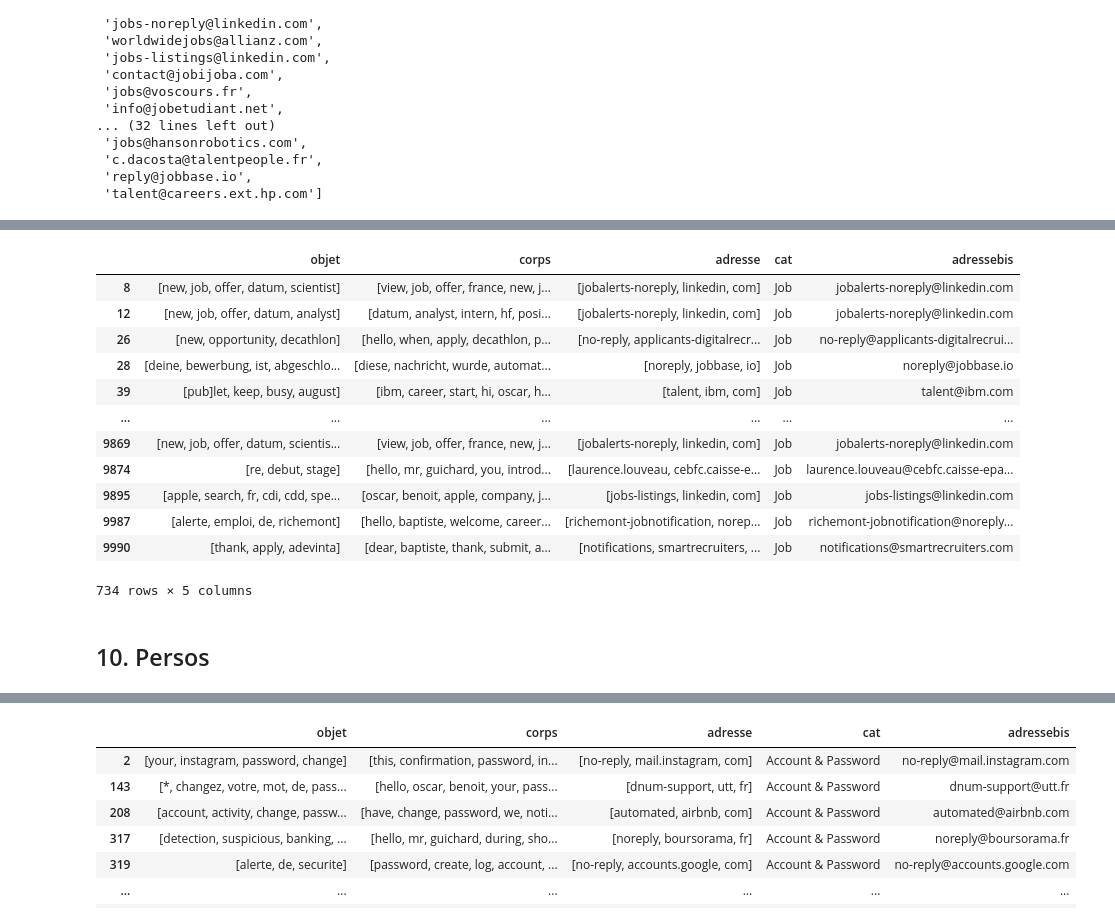
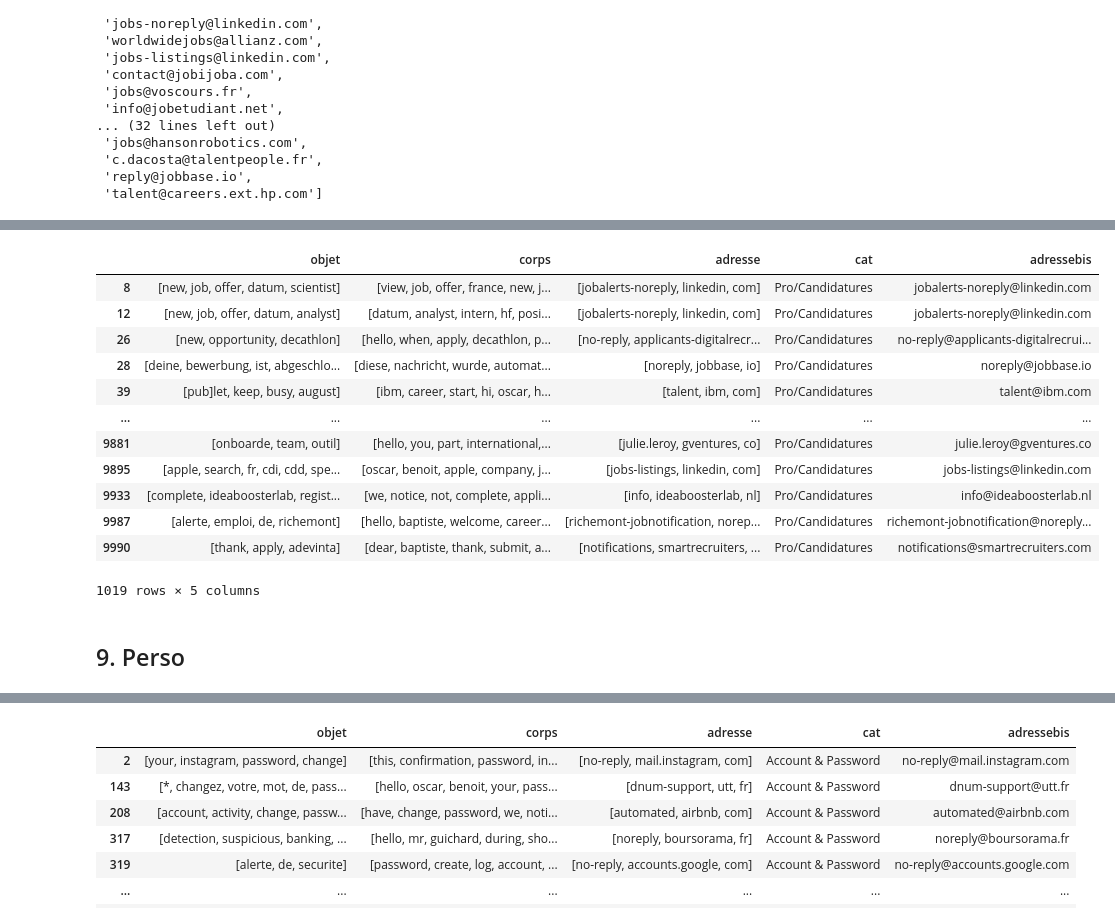
Before and after one commit to GuichardB/Email_Classification, a Jupyter notebook: labellisation.ipynb, the cells around one changed output, grey strips where cells are left out. Saved outputs shown, nothing was run; the diff lists cells and outputs as text; code cells hidden in the pictures.

```diff
--- a/labellisation.ipynb
+++ b/labellisation.ipynb
@@ -670,4 +703,18 @@ contacts = ['no-reply@applicants-digitalrecruiters.com', 'no-reply@carrieres-rol
 'safiya.mahroug@loreal.com', 'notifications@app.bamboohr.com', 'universityhiring@studentprograms.amazon.com', 'Martin.LAUBEUF@loreal.com',
 'romain.roncin@loreal.com', 'rh.webex@bdl.lu', 'David.Boulanger@stef.com', 'no-reply@dataiku.com', 'sujeevan.kandiah@chanel.com',
 'tissayme.ktoul@pretto.fr', 'kristina.kulessa@audibene.de', 'sophie.burger@ubisoft.com', 'anastasiia.sobko@dataiku.com',
-'laurence.louveau@cebfc.caisse-epargne.fr', 'mina@parenthese-paris.com', 'no-reply@hire.lever.co', 'mon-vie-via@email-businessfrance.fr']
+'laurence.louveau@cebfc.caisse-epargne.fr', 'mina@parenthese-paris.com', 'no-reply@hire.lever.co', 'mon-vie-via@email-businessfrance.fr',
+'flagauche@yahoo.fr', 'elodie@serena.vc', 'emilie@serena.vc', 'marie-noelle.haritonoff@nokia.com', 'julie.leroy@gventures.co', 'csourbe@steamulo.com',
+'rebeka.selymes@clearstream.com', 'notification@seekube.com', 'cadence@myworkday.com', 'notifications@smartrecruiters.com',
+'ag@myworkday.com', 'cc@myworkday.com','Richemont.NOREPLY@successfactors.eu', 'support@refurbme-help.freshdesk.com', 'system@successfactors.com',
+'SystemMessage@successfactors.com', 'no-reply@mongodb.com', 'rdansereau@techso.com', 'mdevaux281@headmind.com', 'noreply@inmind.fr',
+'no-reply@greenhouse.io', 'atoulme@splunk.com', 'eoic.fa.sender@workflow.mail.em2.cloud.oracle.com', 'eino.fa.sender@workflow.mail.us2.cloud.oracle.com',
+'no-reply@codingame.com', 'noreply-placement-tr@siges.qc.ca', 'hp@myworkday.com', 'hrblpnyk@bloomberg.net', 'emeline.e.jouan@renault.com',
+'research@dreem.com', 'noreply=candidates.workablemail.com@workablemail.com', 'dream@emma-sleep.com', 'florence.hug@nokia.com', 'no-reply@flexport.com',
+'ebay@myworkday.com', 'SANOFI_DO_NOT_REPLY@myworkday.com', 'no-reply@us.greenhouse-mail.io', 'system@successfactors.eu', 'veritas@myworkday.com']
+# %%
+welcome_candidates = []
+for i in data['adressebis'].unique():
+    if 'candidates.welcomekit.co' in i:
+        welcome_candidates.append(i)
+welcome_candidates
@@ -674,22 +739,26 @@ contacts = ['no-reply@applicants-digitalrecruiters.com', 'no-reply@carrieres-rol
+# %%
+masters = ['info@ideaboosterlab.nl', 'contact@villebon-charpak.fr', 'admissions@devinci.fr', 'admiss@groupe-insa.fr']
+# %%
+candidatures = contacts + masters + welcome_candidates
 # %%
-cat_with_list(data, contacts, 'Job')
-print_cat(data, 'Job')
+cat_with_list(data, candidatures, 'Pro/Candidatures')
+print_cat(data, 'Pro/Candidatures')
 # %% [output]
 |  | objet | corps | adresse | cat | adressebis |
-| 8 | [new, job, offer, datum, scientist] | [view, job, offer, france, new, j... | [jobalerts-noreply, linkedin, com] | Job | jobalerts-noreply@linkedin.com |
-| 12 | [new, job, offer, datum, analyst] | [datum, analyst, intern, hf, posi... | [jobalerts-noreply, linkedin, com] | Job | jobalerts-noreply@linkedin.com |
-| 26 | [new, opportunity, decathlon] | [hello, when, apply, decathlon, p... | [no-reply, applicants-digitalrecr... | Job | no-reply@applicants-digitalrecrui... |
-| 28 | [deine, bewerbung, ist, abgeschlo... | [diese, nachricht, wurde, automat... | [noreply, jobbase, io] | Job | noreply@jobbase.io |
-| 39 | [pub]let, keep, busy, august] | [ibm, career, start, hi, oscar, h... | [talent, ibm, com] | Job | talent@ibm.com |
+| 8 | [new, job, offer, datum, scientist] | [view, job, offer, france, new, j... | [jobalerts-noreply, linkedin, com] | Pro/Candidatures | jobalerts-noreply@linkedin.com |
+| 12 | [new, job, offer, datum, analyst] | [datum, analyst, intern, hf, posi... | [jobalerts-noreply, linkedin, com] | Pro/Candidatures | jobalerts-noreply@linkedin.com |
+| 26 | [new, opportunity, decathlon] | [hello, when, apply, decathlon, p... | [no-reply, applicants-digitalrecr... | Pro/Candidatures | no-reply@applicants-digitalrecrui... |
+| 28 | [deine, bewerbung, ist, abgeschlo... | [diese, nachricht, wurde, automat... | [noreply, jobbase, io] | Pro/Candidatures | noreply@jobbase.io |
+| 39 | [pub]let, keep, busy, august] | [ibm, career, start, hi, oscar, h... | [talent, ibm, com] | Pro/Candidatures | talent@ibm.com |
 | ... | ... | ... | ... | ... | ... |
-| 9869 | [new, job, offer, datum, scientis... | [view, job, offer, france, new, j... | [jobalerts-noreply, linkedin, com] | Job | jobalerts-noreply@linkedin.com |
-| 9874 | [re, debut, stage] | [hello, mr, guichard, you, introd... | [laurence.louveau, cebfc.caisse-e... | Job | laurence.louveau@cebfc.caisse-epa... |
-| 9895 | [apple, search, fr, cdi, cdd, spe... | [oscar, benoit, apple, company, j... | [jobs-listings, linkedin, com] | Job | jobs-listings@linkedin.com |
-| 9987 | [alerte, emploi, de, richemont] | [hello, baptiste, welcome, career... | [richemont-jobnotification, norep... | Job | richemont-jobnotification@noreply... |
-| 9990 | [thank, apply, adevinta] | [dear, baptiste, thank, submit, a... | [notifications, smartrecruiters, ... | Job | notifications@smartrecruiters.com |
+| 9881 | [onboarde, team, outil] | [hello, you, part, international,... | [julie.leroy, gventures, co] | Pro/Candidatures | julie.leroy@gventures.co |
+| 9895 | [apple, search, fr, cdi, cdd, spe... | [oscar, benoit, apple, company, j... | [jobs-listings, linkedin, com] | Pro/Candidatures | jobs-listings@linkedin.com |
+| 9933 | [complete, ideaboosterlab, regist... | [we, notice, not, complete, appli... | [info, ideaboosterlab, nl] | Pro/Candidatures | info@ideaboosterlab.nl |
+| 9987 | [alerte, emploi, de, richemont] | [hello, baptiste, welcome, career... | [richemont-jobnotification, norep... | Pro/Candidatures | richemont-jobnotification@noreply... |
+| 9990 | [thank, apply, adevinta] | [dear, baptiste, thank, submit, a... | [notifications, smartrecruiters, ... | Pro/Candidatures | notifications@smartrecruiters.com |
-734 rows × 5 columns
+1019 rows × 5 columns
-# %% [markdown]
-## 10. Persos
+# %% [markdown]
+## 9. Perso
 # %%
 print_adresses_with_no_cat(data)
 # %% [output]
```
Also changed, not shown: parts of 60 cells of this notebook, 2 other files.
